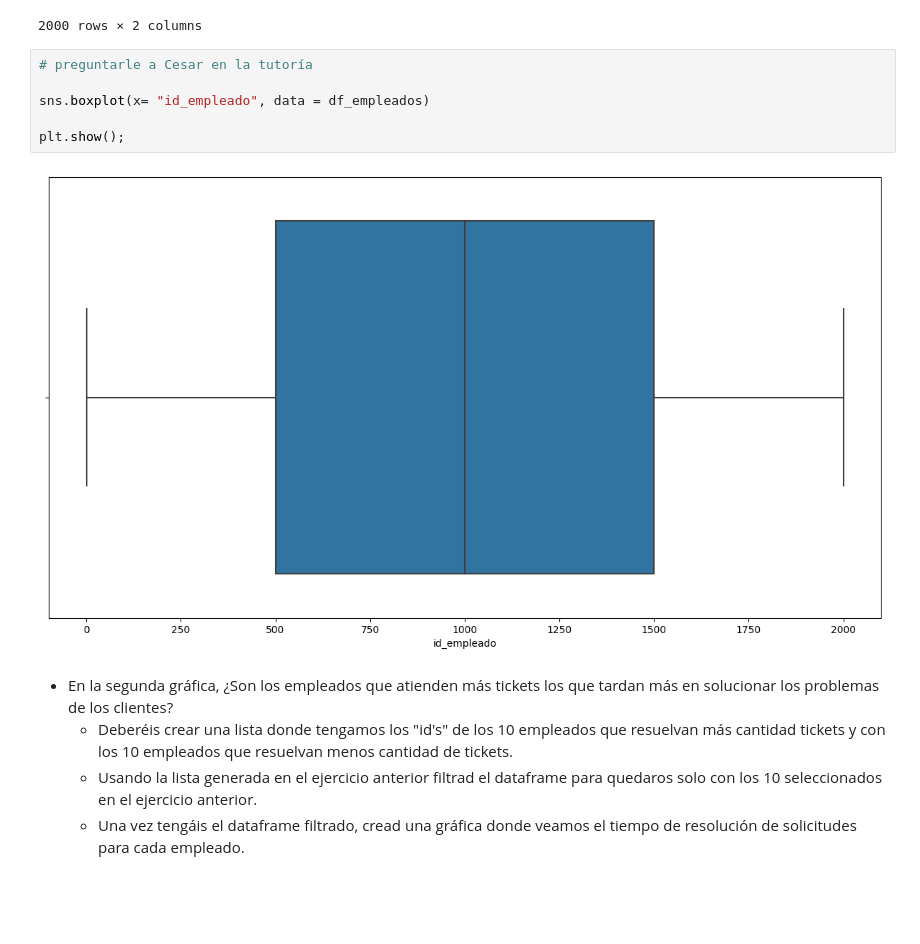
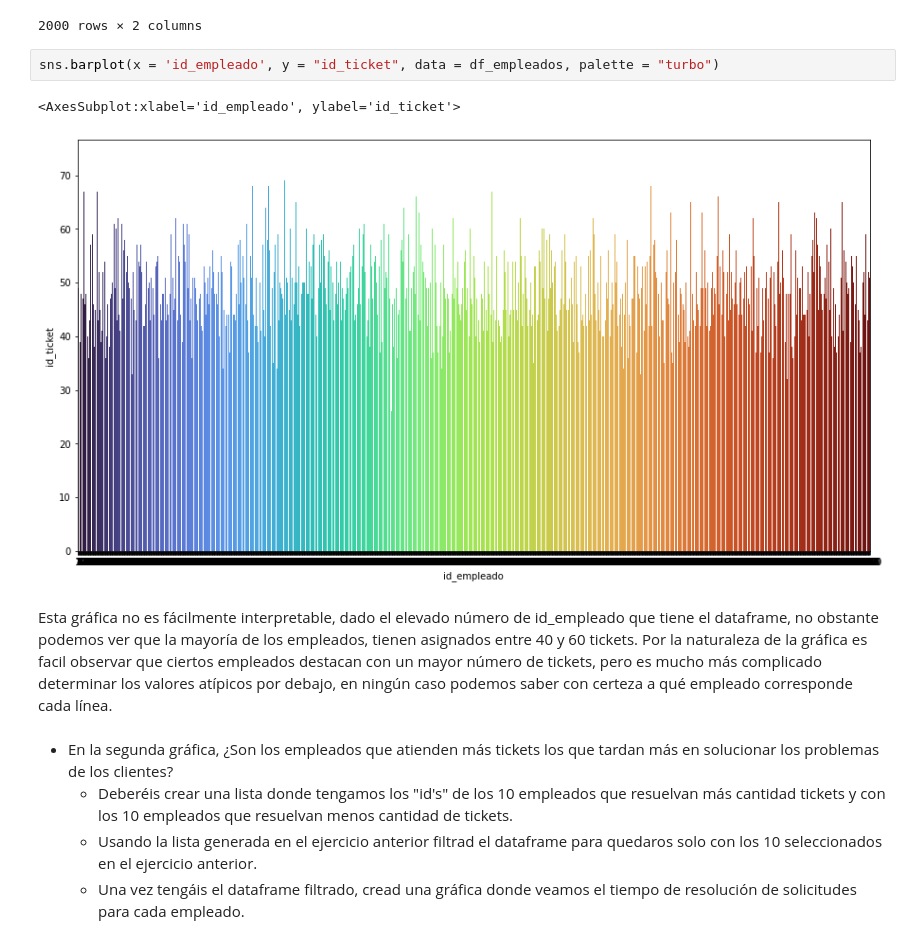
Before and after one commit to Adalab/promo-d-da-modulo2-sprint2-jacqueline-laura-lidya, a Jupyter notebook: eda/eda-leccion3-graficas-pair.ipynb, the cells around one changed output. Cells and saved outputs as stored; diff of their text form; blank space fills up the shorter version.

```diff
--- a/eda/eda-leccion3-graficas-pair.ipynb
+++ b/eda/eda-leccion3-graficas-pair.ipynb
@@ -106,14 +106,14 @@ df_empleados
 | 98 | 99 | 27 |
 | 792 | 793 | 26 |
 2000 rows × 2 columns
-# %%
-# preguntarle a Cesar en la tutoría
-
-sns.boxplot(x= "id_empleado", data = df_empleados)
-
-plt.show();
-# %% [output]
-[figure, removed]
+# %%
+sns.barplot(x = 'id_empleado', y = "id_ticket", data = df_empleados, palette = "turbo")
+# %% [output]
+<AxesSubplot:xlabel='id_empleado', ylabel='id_ticket'>
+[figure, added]
+# %% [markdown]
+Esta gráfica no es fácilmente interpretable, dado el elevado número de id_empleado que tiene el dataframe, no obstante podemos ver que la mayoría de los empleados, tienen asignados entre 40 y 60 tickets.
+Por la naturaleza de la gráfica es facil observar que ciertos empleados destacan con un mayor número de tickets, pero es mucho más complicado determinar los valores atípicos por debajo, en ningún caso podemos saber con certeza a qué empleado corresponde cada línea.
 # %% [markdown]
 
 - En la segunda gráfica, ¿Son los empleados que atienden más tickets los que tardan más en solucionar los problemas de los clientes?
```
Also changed, not shown: parts of 7 cells of this notebook.
